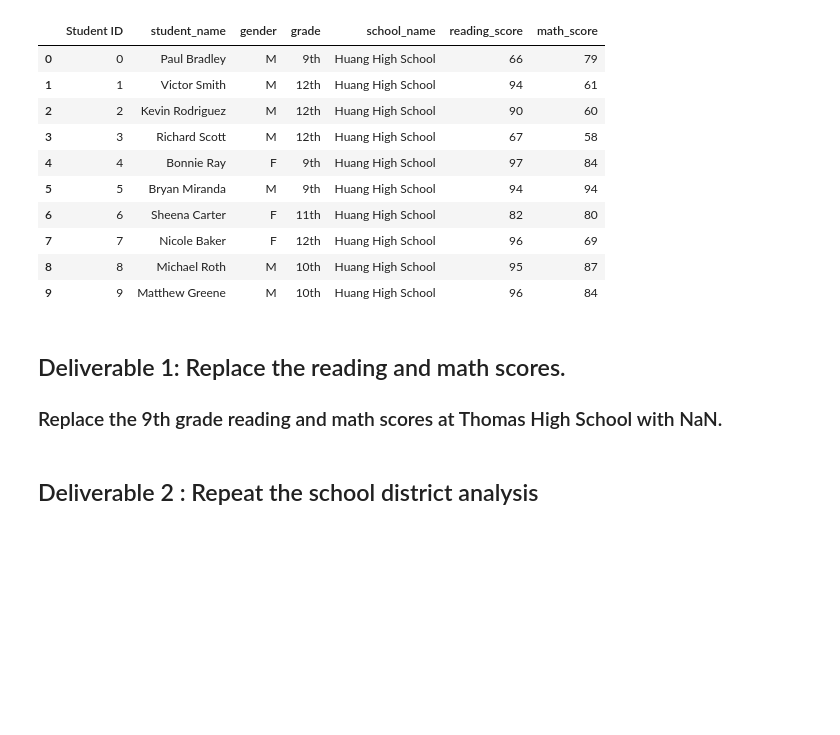
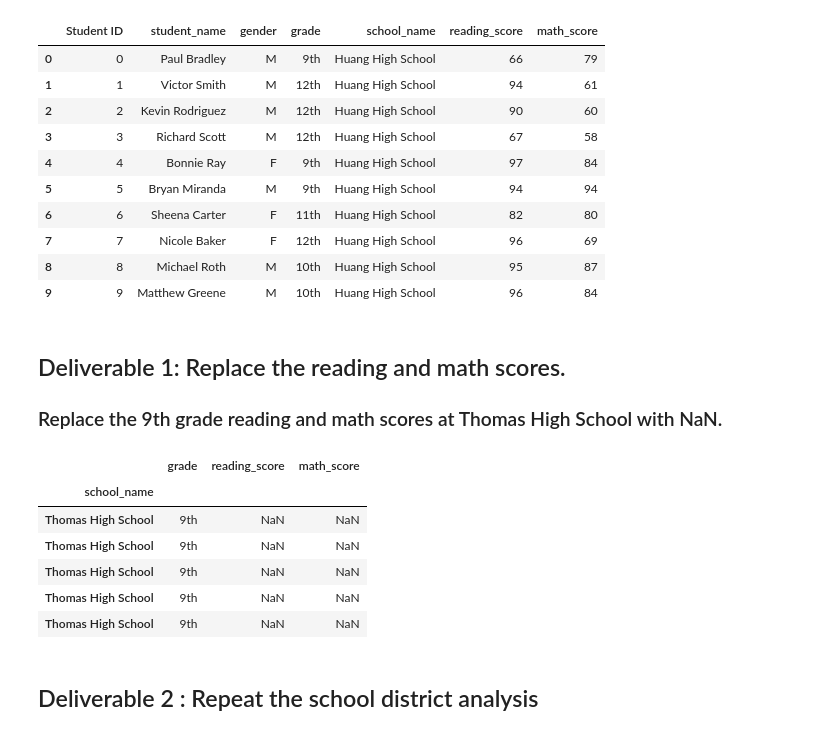
Before and after one commit to sebcampos/School_District_Analysis, a Jupyter notebook: PyCitySchools_Challenge_starter_code.ipynb, the cells around one changed output. Saved outputs shown, nothing was run; the diff lists cells and outputs as text; code cells hidden in the pictures; blank space fills up the shorter version.

```diff
--- a/PyCitySchools_Challenge_starter_code.ipynb
+++ b/PyCitySchools_Challenge_starter_code.ipynb
@@ -48,5 +49,14 @@ student_data_df.loc[]
 # %%
 #  Step 4. Check the student data for NaN's.
+student_data_df.loc[(student_data_df.grade=="9th") & (student_data_df.school_name=="Thomas High School")][["school_name","grade","reading_score","math_score"]].set_index("school_name").head()
+# %% [output]
+|  | grade | reading_score | math_score |
+| school_name |  |  |  |
+| Thomas High School | 9th | NaN | NaN |
+| Thomas High School | 9th | NaN | NaN |
+| Thomas High School | 9th | NaN | NaN |
+| Thomas High School | 9th | NaN | NaN |
+| Thomas High School | 9th | NaN | NaN |
 # %% [markdown]
 ## Deliverable 2 : Repeat the school district analysis
 # %% [markdown]
```
Also changed, not shown: parts of 15 cells of this notebook.
